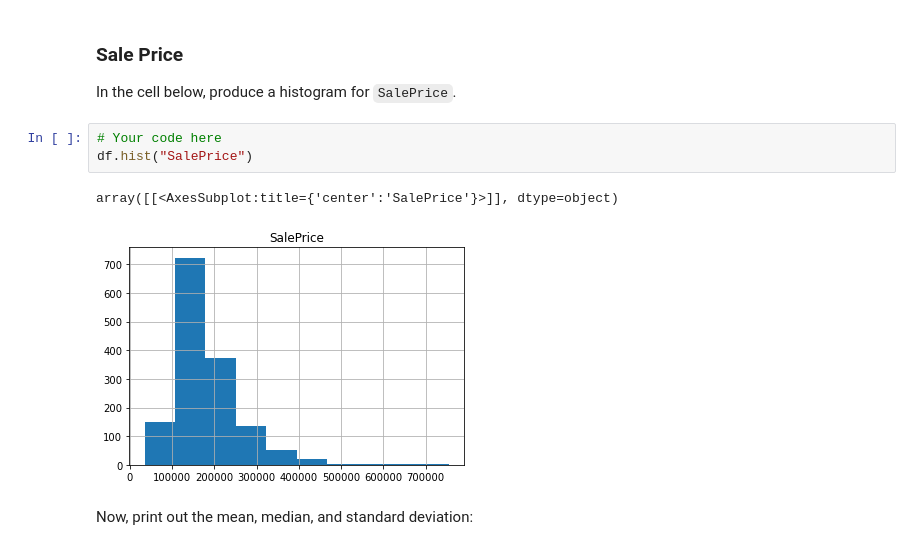
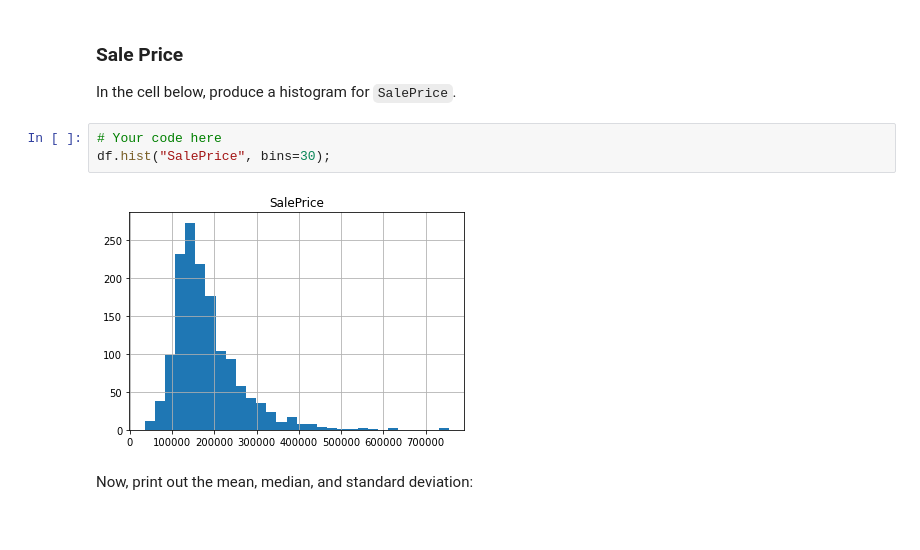
Before and after one commit to dvdhartsman/dsc-pandas-eda-lab, a Jupyter notebook: index.ipynb, the cells around one changed output. Drawn from its saved outputs; the diff is of its cells as text.

```diff
--- a/index.ipynb
+++ b/index.ipynb
@@ -166,10 +166,9 @@ Each histogram should have appropriate title and axes labels, as well as a black
 In the cell below, produce a histogram for `SalePrice`.
 # %%
 # Your code here
-df.hist("SalePrice")
+df.hist("SalePrice", bins=30);
 # %% [output]
-array([[<AxesSubplot:title={'center':'SalePrice'}>]], dtype=object)
-[figure, old version]
+[figure, new version]
 # %% [markdown]
 Now, print out the mean, median, and standard deviation:
 # %%
```
Also changed, not shown: parts of 9 cells of this notebook.
